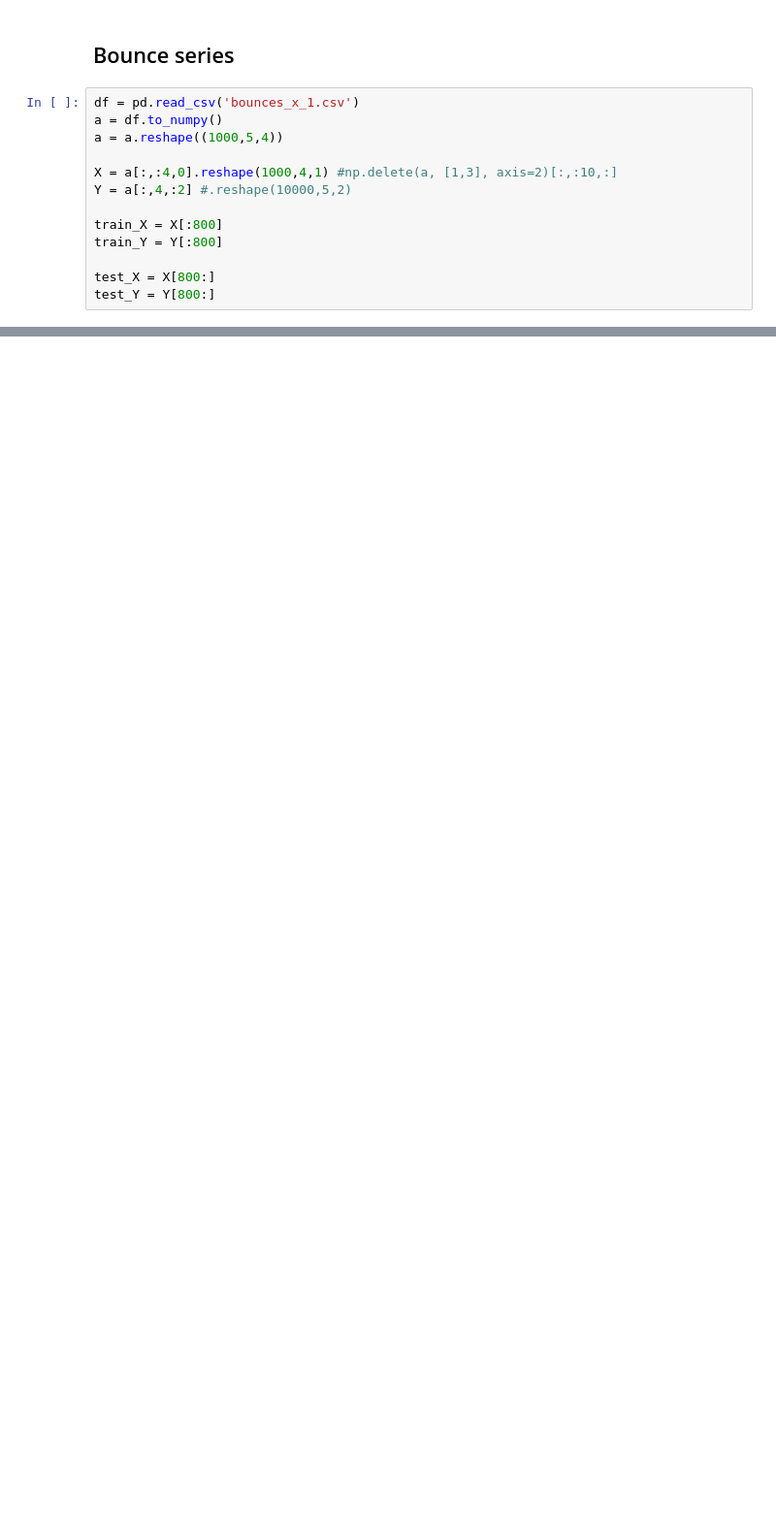
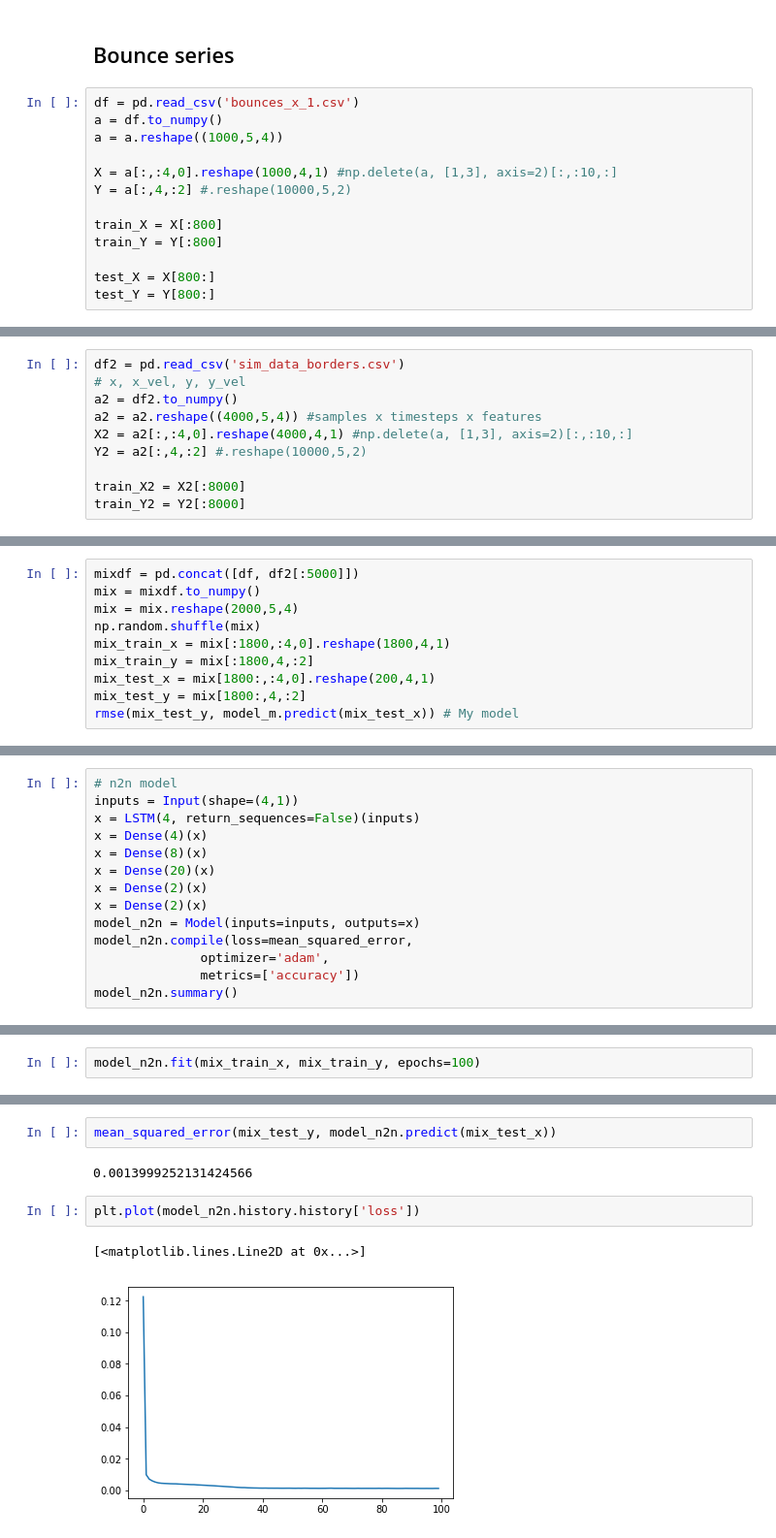
Before and after one commit to Muruniiduk/modularnns, a Jupyter notebook: Models_clean.ipynb, the cells around one changed output, grey strips where cells are left out. Shown: that part at 97% size. Saved outputs shown, nothing was run; the diff lists cells and outputs as text; blank space fills up the shorter version.

```diff
--- a/Models_clean.ipynb
+++ b/Models_clean.ipynb
@@ -331,0 +327,10 @@ array([[1.]], dtype=float32)
+# %%
+df2 = pd.read_csv('sim_data_borders.csv')
+# x, x_vel, y, y_vel
+a2 = df2.to_numpy()
+a2 = a2.reshape((4000,5,4)) #samples x timesteps x features
+X2 = a2[:,:4,0].reshape(4000,4,1) #np.delete(a, [1,3], axis=2)[:,:10,:]
+Y2 = a2[:,4,:2] #.reshape(10000,5,2)
+
+train_X2 = X2[:8000]
+train_Y2 = Y2[:8000]
@@ -331,0 +361,10 @@ array([[1.]], dtype=float32)
+# %%
+mixdf = pd.concat([df, df2[:5000]])
+mix = mixdf.to_numpy()
+mix = mix.reshape(2000,5,4)
+np.random.shuffle(mix)
+mix_train_x = mix[:1800,:4,0].reshape(1800,4,1)
+mix_train_y = mix[:1800,4,:2]
+mix_test_x = mix[1800:,:4,0].reshape(200,4,1)
+mix_test_y = mix[1800:,4,:2]
+rmse(mix_test_y, model_m.predict(mix_test_x)) # My model
@@ -331,0 +381,14 @@ array([[1.]], dtype=float32)
+# %%
+# n2n model
+inputs = Input(shape=(4,1))
+x = LSTM(4, return_sequences=False)(inputs)
+x = Dense(4)(x)
+x = Dense(8)(x)
+x = Dense(20)(x)
+x = Dense(2)(x)
+x = Dense(2)(x)
+model_n2n = Model(inputs=inputs, outputs=x)
+model_n2n.compile(loss=mean_squared_error,
+              optimizer='adam',
+              metrics=['accuracy'])
+model_n2n.summary()
@@ -331,0 +413,2 @@ array([[1.]], dtype=float32)
+# %%
+model_n2n.fit(mix_train_x, mix_train_y, epochs=100)
@@ -331,0 +438,9 @@ array([[1.]], dtype=float32)
+# %%
+mean_squared_error(mix_test_y, model_n2n.predict(mix_test_x))
+# %% [output]
+0.0013999252131424566
+# %%
+plt.plot(model_n2n.history.history['loss'])
+# %% [output]
+[<matplotlib.lines.Line2D at 0x...>]
+[figure, added]
```
Also changed, not shown: parts of 51 cells of this notebook, 39 other files.
